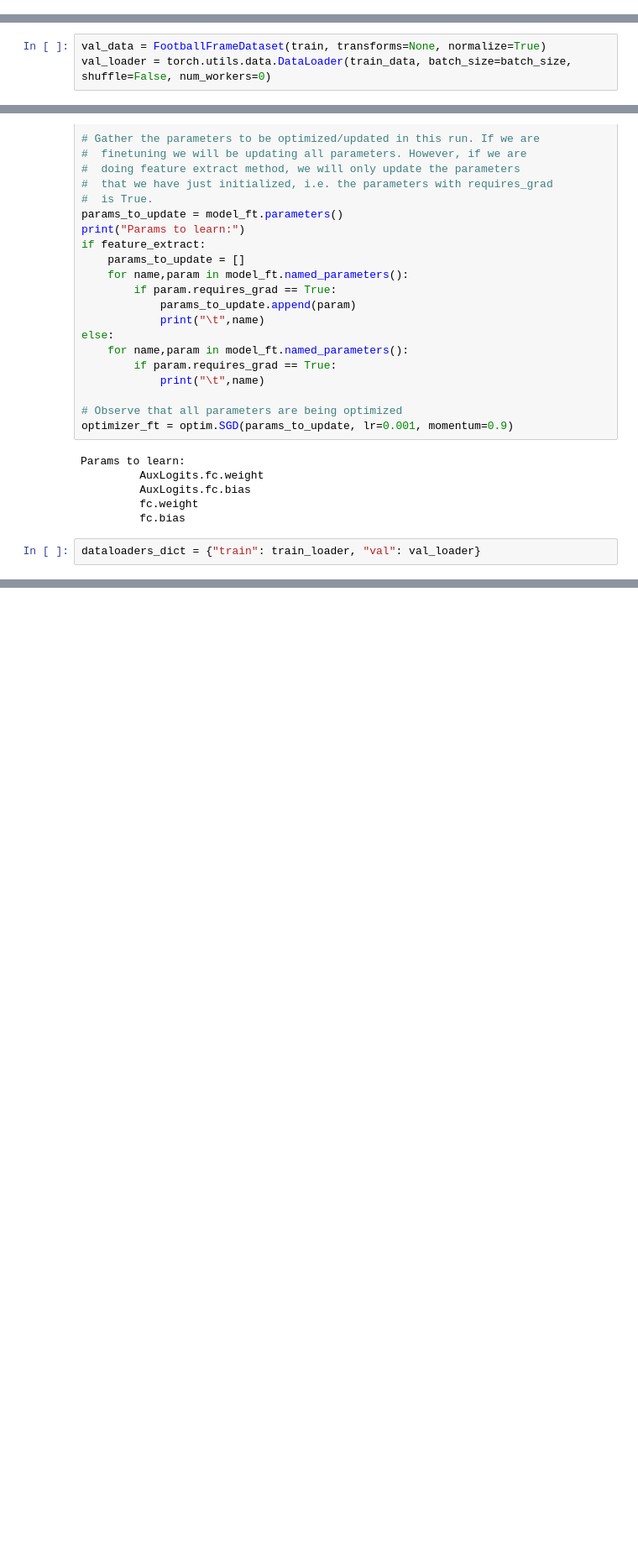
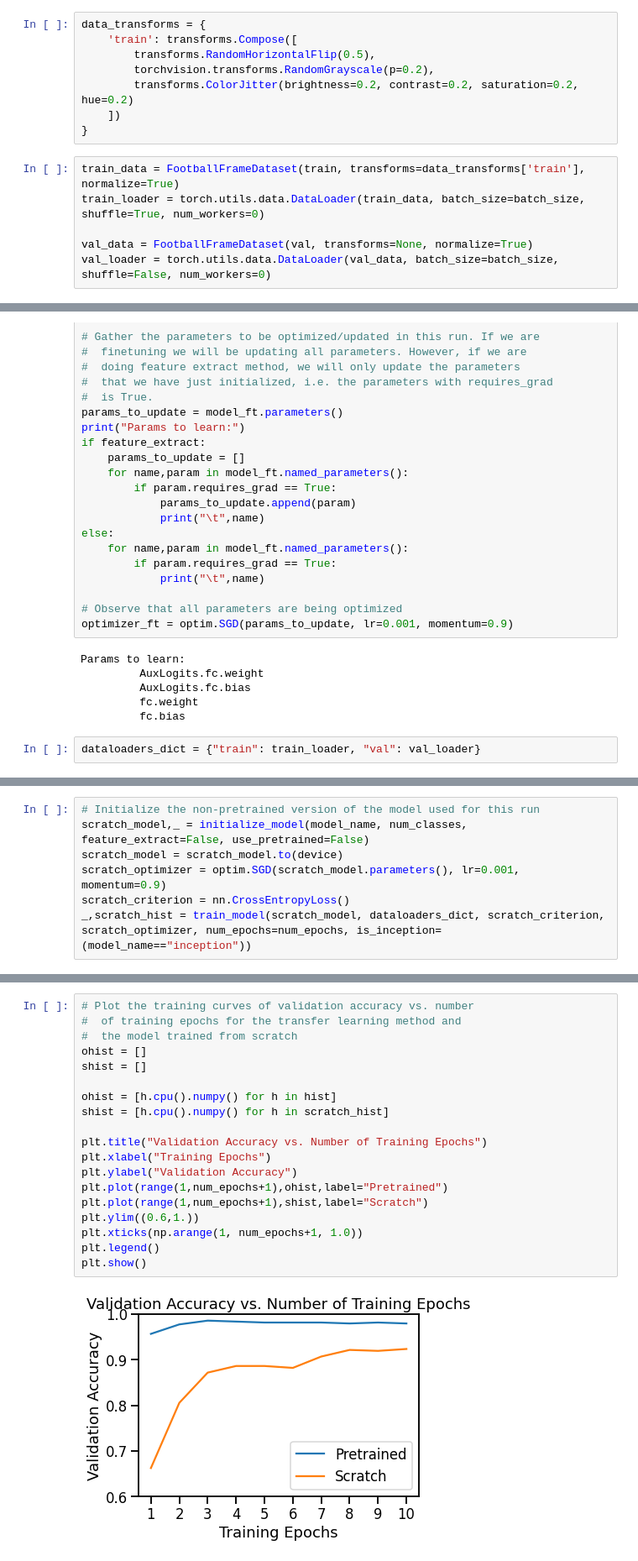
Before and after one commit to Ostyk/respo.vision, a Jupyter notebook: loader.ipynb, the cells around one changed output, grey strips where cells are left out. Shown at 84% size. Saved outputs shown, nothing was run; the diff lists cells and outputs as text; blank space fills up the shorter version.

```diff
--- a/loader.ipynb
+++ b/loader.ipynb
@@ -90,3 +124,17 @@ from tqdm import tqdm
+# %%
+data_transforms = {
+    'train': transforms.Compose([
+        transforms.RandomHorizontalFlip(0.5),
+        torchvision.transforms.RandomGrayscale(p=0.2),
+        transforms.ColorJitter(brightness=0.2, contrast=0.2, saturation=0.2, hue=0.2)
+    ])
+}
+# %%
+train_data = FootballFrameDataset(train, transforms=data_transforms['train'], normalize=True)
+train_loader = torch.utils.data.DataLoader(train_data, batch_size=batch_size, shuffle=True, num_workers=0)
+
+val_data = FootballFrameDataset(val, transforms=None, normalize=True)
+val_loader = torch.utils.data.DataLoader(val_data, batch_size=batch_size, shuffle=False, num_workers=0)
 # %%
 def train_model(model, dataloaders, criterion, optimizer, num_epochs=25, is_inception=False):
     since = time.time()
@@ -257,3 +299,0 @@ train_loader = torch.utils.data.DataLoader(train_data, batch_size=batch_size, sh
-# %%
-val_data = FootballFrameDataset(train, transforms=None, normalize=True)
-val_loader = torch.utils.data.DataLoader(train_data, batch_size=batch_size, shuffle=False, num_workers=0)
@@ -327,0 +374,7 @@ KeyboardInterrupt:
+# %%
+# Initialize the non-pretrained version of the model used for this run
+scratch_model,_ = initialize_model(model_name, num_classes, feature_extract=False, use_pretrained=False)
+scratch_model = scratch_model.to(device)
+scratch_optimizer = optim.SGD(scratch_model.parameters(), lr=0.001, momentum=0.9)
+scratch_criterion = nn.CrossEntropyLoss()
+_,scratch_hist = train_model(scratch_model, dataloaders_dict, scratch_criterion, scratch_optimizer, num_epochs=num_epochs, is_inception=(model_name=="inception"))
@@ -327,0 +411,21 @@ KeyboardInterrupt:
+# %%
+# Plot the training curves of validation accuracy vs. number
+#  of training epochs for the transfer learning method and
+#  the model trained from scratch
+ohist = []
+shist = []
+
+ohist = [h.cpu().numpy() for h in hist]
+shist = [h.cpu().numpy() for h in scratch_hist]
+
+plt.title("Validation Accuracy vs. Number of Training Epochs")
+plt.xlabel("Training Epochs")
+plt.ylabel("Validation Accuracy")
+plt.plot(range(1,num_epochs+1),ohist,label="Pretrained")
+plt.plot(range(1,num_epochs+1),shist,label="Scratch")
+plt.ylim((0.6,1.))
+plt.xticks(np.arange(1, num_epochs+1, 1.0))
+plt.legend()
+plt.show()
+# %% [output]
+[figure, added]
```
Also changed, not shown: parts of 37 cells of this notebook, 6 other files.
